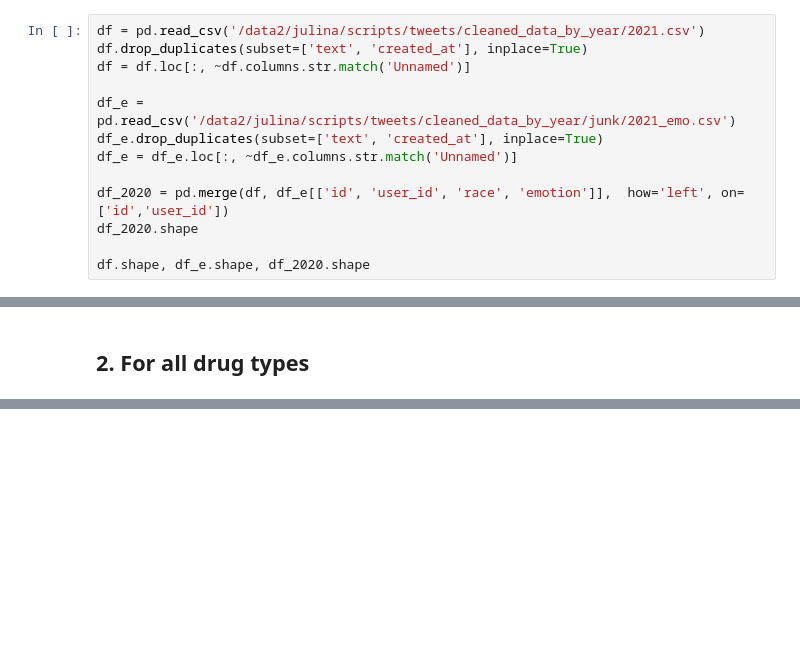
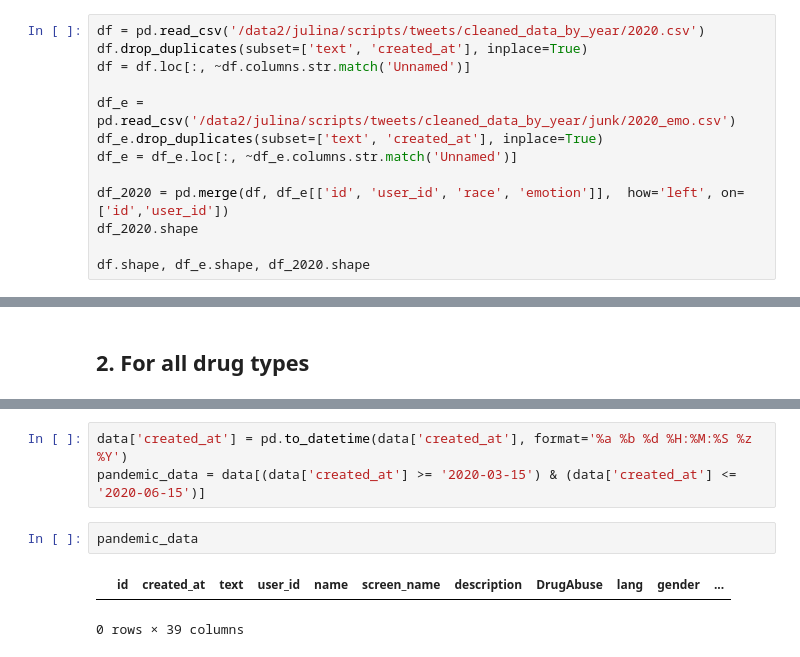
Before and after one commit to JulinaM/DemographicAnalysis, a Jupyter notebook: Emotion_Analysis.ipynb, the cells around one changed output, grey strips where cells are left out. Cells and saved outputs as stored; diff of their text form; blank space fills up the shorter version.

```diff
--- a/Emotion_Analysis.ipynb
+++ b/Emotion_Analysis.ipynb
@@ -23,11 +23,11 @@ df.shape, df_e.shape, df_2019.shape
 # %% [output]
 ((2799726, 17), (1811516, 19), (2799726, 19))
 # %%
-df = pd.read_csv('/data2/julina/scripts/tweets/cleaned_data_by_year/2021.csv')
+df = pd.read_csv('/data2/julina/scripts/tweets/cleaned_data_by_year/2020.csv')
 df.drop_duplicates(subset=['text', 'created_at'], inplace=True)
 df = df.loc[:, ~df.columns.str.match('Unnamed')]
 
-df_e = pd.read_csv('/data2/julina/scripts/tweets/cleaned_data_by_year/junk/2021_emo.csv')
+df_e = pd.read_csv('/data2/julina/scripts/tweets/cleaned_data_by_year/junk/2020_emo.csv')
 df_e.drop_duplicates(subset=['text', 'created_at'], inplace=True)
 df_e = df_e.loc[:, ~df_e.columns.str.match('Unnamed')]
 
@@ -289,0 +336,8 @@ plot_by_drug_types([df_2019, df_2020, df_2021], f'Emotional Tone Analysis in SU
+# %%
+data['created_at'] = pd.to_datetime(data['created_at'], format='%a %b %d %H:%M:%S %z %Y')
+pandemic_data = data[(data['created_at'] >= '2020-03-15') & (data['created_at'] <= '2020-06-15')]
+# %%
+pandemic_data
+# %% [output]
+|  | id | created_at | text | user_id | name | screen_name | description | DrugAbuse | lang | gender | ... |
+0 rows × 39 columns
```
Also changed, not shown: parts of 21 cells of this notebook, 1 other file.
